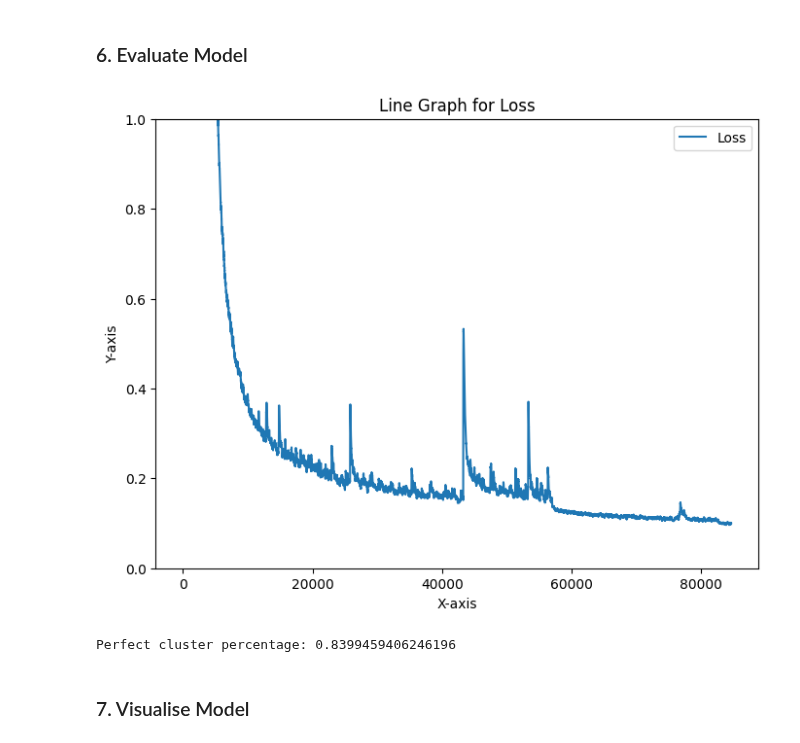
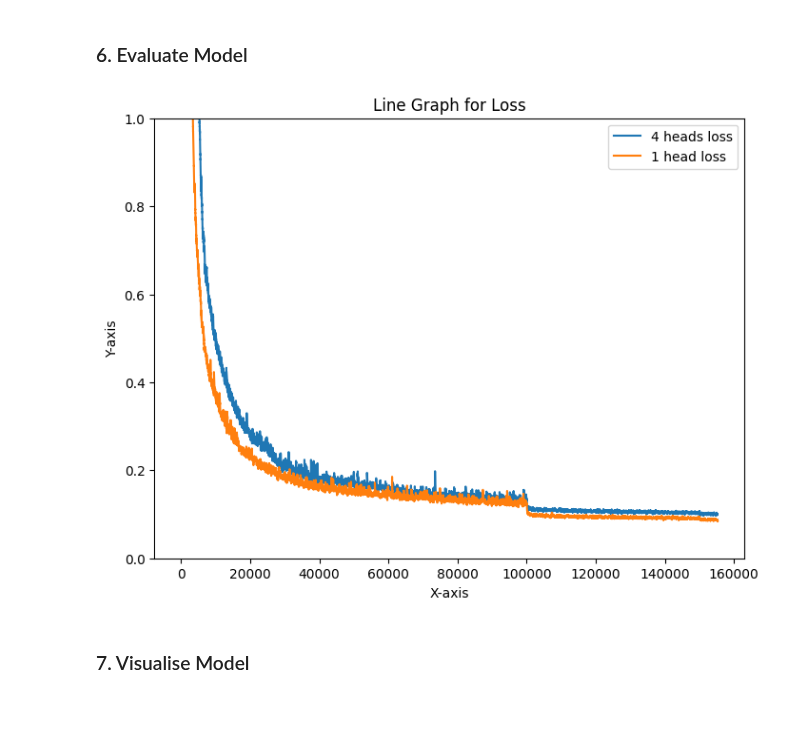
Before and after one commit to gnn-tracking/jian-gnn-tracking-experiments, a Jupyter notebook: notebooks/test.ipynb, the cells around one changed output. Saved outputs shown, nothing was run; the diff lists cells and outputs as text; code cells hidden in the pictures; blank space fills up the shorter version.

```diff
--- a/notebooks/test.ipynb
+++ b/notebooks/test.ipynb
@@ -160,20 +166,56 @@ while True:
+# %%
+gravnet2 = Model(embed_dim=32, map_dim=4, intermediate_dim=64, k=3, num_heads=1, num_layers=6).to(device)
+# %%
+lr = 0.001
+optimizer2 = torch.optim.Adam(gravnet2.parameters(), lr=lr, betas=(0.9, 0.999))
+# %%
+data_index2 = 0
+loss_storage2 = []
+iteration2 = 0
+smoothed_loss2 = 1
+smoothed_acc2 = 1
+# %%
+while True:
+    iteration2 += 1
+    optimizer2.zero_grad()
+    x, beta = gravnet2(train_data[data_index2].x, False)
+    loss = loss_function(x, beta, train_data[data_index2])
+
+    smoothed_loss2 = smoothed_loss2*0.99 + loss.item()*0.01
+    smoothed_acc2 = smoothed_acc2*0.99 + accuracy(x, train_data[data_index2].particle_id)*0.01
+    print("Iteration:", iteration2, "Total Loss: ", smoothed_loss2, "Acc:", smoothed_acc2)
+    loss_storage2.append(smoothed_loss2)
+
+    loss.backward()
+    optimizer2.step()
+    data_index2 += 1
+
+    if(data_index2 >= len(train_data)):
+        data_index2 = 0
+        random.shuffle(train_data)
+
+    if iteration2 % 150000 == 0:
+        break
+
+# Cleared training output due to length
 # %% [markdown]
 ### 6. Evaluate Model
 # %%
 plt.figure(figsize=(8, 6))
 
-sns.lineplot(x=range(len(loss_storage)), y=loss_storage, label="Loss")
+sns.lineplot(x=range(len(loss_storage)), y=loss_storage, label="4 heads loss")
+sns.lineplot(x=range(len(loss_storage2)), y=loss_storage2, label="1 head loss")
 
 plt.title('Line Graph for Loss')
 plt.xlabel('X-axis')
 plt.ylabel('Y-axis')
 
 plt.gca().set_ylim(0, 1)
 
 plt.legend()
 plt.show()
 # %% [output]
-[figure, old version]
+[figure, new version]
 # %%
 # Function to calculate perfect match metric
 
@@ -207,11 +248,0 @@ def perfect_match(input_tensor, ids, eps=0.3, min_samples=5):
-# %%
-# Calculate percentage of particles that satisfy perfect match property w/ DBSCAN
-
-sum = 0
-for data in test_data:
-    res, _ = gravnet(data.x)
-    sum += perfect_match(res.detach(), data.particle_id, 0.9, 5)
-
-print("Perfect cluster percentage:", sum/len(test_data))
-# %% [output]
-Perfect cluster percentage: 0.8399459406246196
```
Also changed, not shown: parts of 14 cells of this notebook.
